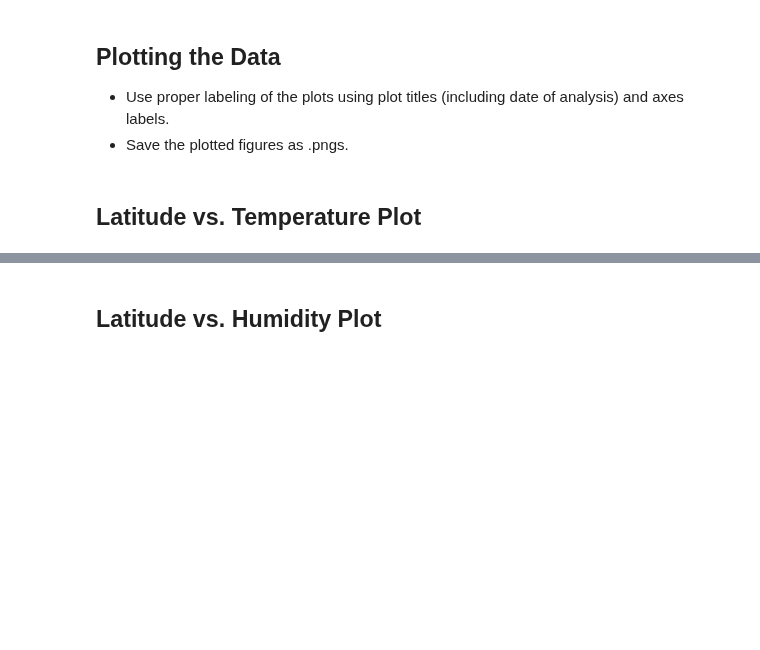
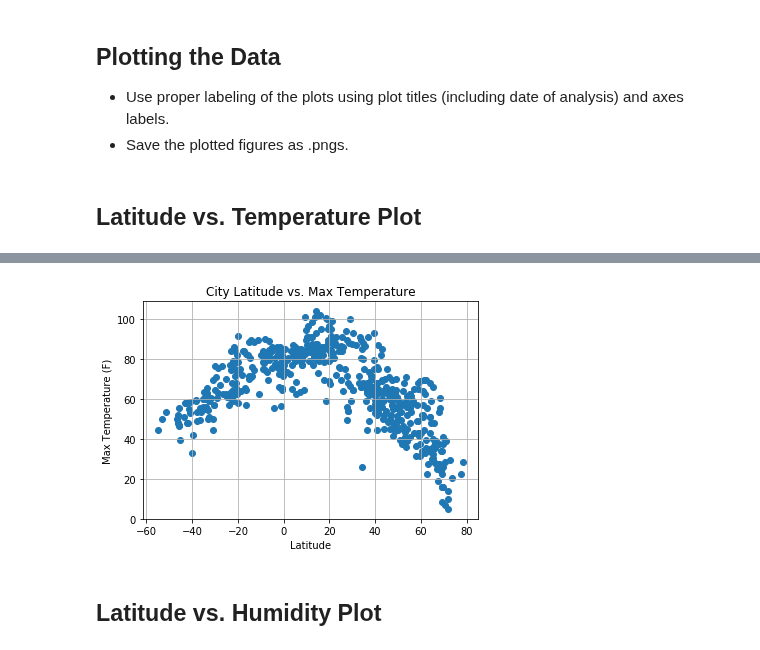
Before and after one commit to JuliaAlsop/python-api-challenge, a Jupyter notebook: WeatherPy/WeatherPy.ipynb, the cells around one changed output, grey strips where cells are left out. Cells and saved outputs as stored; diff of their text form; code cells hidden in the pictures; blank space fills up the shorter version.

Commit message:
Only minor adjustments needed to complete WeatherPy file

```diff
--- a/WeatherPy/WeatherPy.ipynb
+++ b/WeatherPy/WeatherPy.ipynb
@@ -100,0 +100,11 @@ dtype: int64
+# %%
+city_df = pd.read_csv("../output_data/cities.csv")
+weather_df = {"City":cities}
+weather_df = pd.DataFrame(city_df)
+weather_df.count()
+
+#weather_df =‘python-api-challenge/WeatherPy’
+ #with open(weather_df,’r’, newline = ‘’) as f:
+   #read = csv.writer(f, lineterminator = ‘\n’)
+   #read.writerows(cities)
+#city_df = pd.read_csv("../output_data/cities.csv")
@@ -100,0 +123,5 @@ dtype: int64
+# %%
+#city_df = pd.read_csv("../output_data/cities.csv")
+del city_df['City_ID']
+city_df = city_df[['City','Lat','Lng','Max Temp','Humidity','Cloudiness','Wind Speed','Country','Date']]
+city_df
@@ -144,2 +198,19 @@ Int64Index([], dtype='int64')
+# %%
+# Build a scatter plot for each data type
+plt.scatter(city_df["Lat"], city_df["Max Temp"], marker="o")
+
+# Incorporate the other graph properties
+plt.title("City Latitude vs. Max Temperature")
+plt.ylabel("Max Temperature (F)")
+plt.xlabel("Latitude")
+plt.grid(True)
+
+# Save the figure
+plt.savefig("CityLatitudeVSMaxTemperature.png")
+
+# Show plot
+plt.show()
+# %% [output]
+[figure, added]
 # %% [markdown]
 ## Latitude vs. Humidity Plot
```
Also changed, not shown: parts of 37 cells of this notebook, 5 other files.
